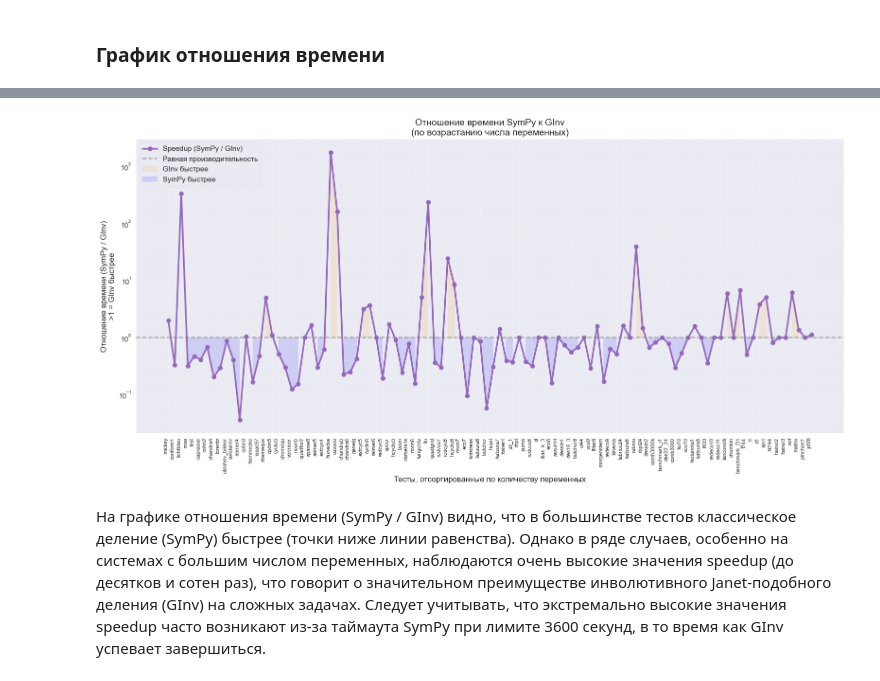
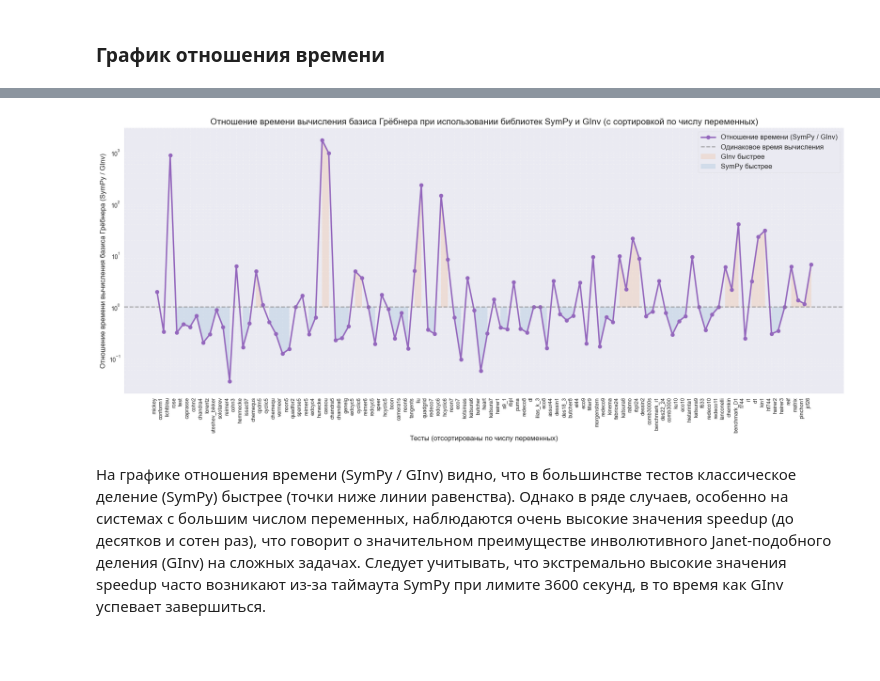
Before and after one commit to ngalatsan/groebner-runtimes, a Jupyter notebook: stat_analysis.ipynb, the cells around one changed output, grey strips where cells are left out. Saved outputs shown, nothing was run; the diff lists cells and outputs as text; code cells hidden in the pictures; blank space fills up the shorter version.

```diff
--- a/stat_analysis.ipynb
+++ b/stat_analysis.ipynb
@@ -16,5 +17,6 @@ pd.set_option('display.width', 1000)
 # %%
 CSV_PATH = 'summary_table_timeout_3600.csv'
+save_dir = 'figures'
 # %% [markdown]
 Загрузка и предобработка данных:
 # %%
@@ -658,42 +694,74 @@ plt.show()
 # %%
-# Сортируем по числу переменных (возрастающий порядок)
+# Сортируем по числу переменных
 pivot = pivot.sort_values('num_vars').reset_index(drop=True)
 
-plt.figure(figsize=(16, 8))
+plt.figure(figsize=(18, 8))
 
-plt.plot(pivot.index, pivot['speedup'],
-         marker='o', markersize=7, linewidth=2.5,
-         color='#9467bd', label='Speedup (SymPy / GInv)')
+plt.plot(
+    pivot.index,
+    pivot['speedup'],
+    marker='o',
+    markersize=7,
+    linewidth=2.5,
+    color='#9467bd',
+    label='Отношение времени (SymPy / GInv)'
+)
 
-# Линия равенства
-plt.axhline(y=1, color='gray', linestyle='--', alpha=0.7, label='Равная производительность')
+# Линия равной производительности
+plt.axhline(
+    y=1,
+    color='gray',
+    linestyle='--',
+    alpha=0.7,
+    label='Одинаковое время вычисления'
+)
 
-# Заливка зон
-plt.fill_between(pivot.index, 1, pivot['speedup'],
-                 where=(pivot['speedup'] > 1), color='orange', alpha=0.12,
-                 label='GInv быстрее')
-plt.fill_between(pivot.index, 1, pivot['speedup'],
-                 where=(pivot['speedup'] < 1), color='blue', alpha=0.12,
-                 label='SymPy быстрее')
+# Зоны лидерства
+plt.fill_between(
+    pivot.index,
+    1,
+    pivot['speedup'],
+    where=(pivot['speedup'] > 1),
+    color='#ff7f0e',
+    alpha=0.12,
+    label='GInv быстрее'
+)
 
-# Задаём метки в отсортированном порядке
-plt.xticks(ticks=pivot.index,
-           labels=pivot['test'],
-           rotation=90,
-           ha='right',
-           fontsize=8)
+plt.fill_between(
+    pivot.index,
+    1,
+    pivot['speedup'],
+    where=(pivot['speedup'] < 1),
+    color='#1f77b4',
+    alpha=0.12,
+    label='SymPy быстрее'
+)
+
+# Подписи тестов
+plt.xticks(
+    ticks=pivot.index,
+    labels=pivot['test'],
+    rotation=90,
+    ha='right',
+    fontsize=9
+)
 
 plt.yscale('log')
-plt.ylabel('Отношение времени (SymPy / GInv)\n>1 = GInv быстрее', fontsize=12)
-plt.xlabel('Тесты, отсортированные по количеству переменных', fontsize=12)
-plt.title('Отношение времени SymPy к GInv\n(по возрастанию числа переменных)', fontsize=14)
+
+plt.ylabel('Отношение времени вычисления базиса Грёбнера (SymPy / GInv)', fontsize=12)
+plt.xlabel('Тесты (отсортированы по числу переменных)', fontsize=12)
+
+plt.title('Отношение времени вычисления базиса Грёбнера при использовании библиотек SymPy и GInv (с сортировкой по числу переменных)', fontsize=15)
 
 plt.grid(True, which="both", ls="--", alpha=0.3)
-plt.legend(loc='upper left', fontsize=11, frameon=True)
+
+plt.legend(loc='upper right', fontsize=12, frameon=True)
+
+plt.savefig(os.path.join(save_dir, 'time_ratio_sorted.png'), dpi=200, bbox_inches='tight')
 plt.tight_layout()
 plt.show()
 # %% [output]
-[figure, old version]
+[figure, new version]
 # %% [markdown]
 На графике отношения времени (SymPy / GInv) видно, что в большинстве тестов классическое деление (SymPy) быстрее (точки ниже линии равенства). Однако в ряде случаев, особенно на системах с большим числом переменных, наблюдаются очень высокие значения speedup (до десятков и сотен раз), что говорит о значительном преимуществе инволютивного Janet-подобного деления (GInv) на сложных задачах.
 Следует учитывать, что экстремально высокие значения speedup часто возникают из-за таймаута SymPy при лимите 3600 секунд, в то время как GInv успевает завершиться.
```
Also changed, not shown: parts of 12 cells of this notebook, 9 other files.
